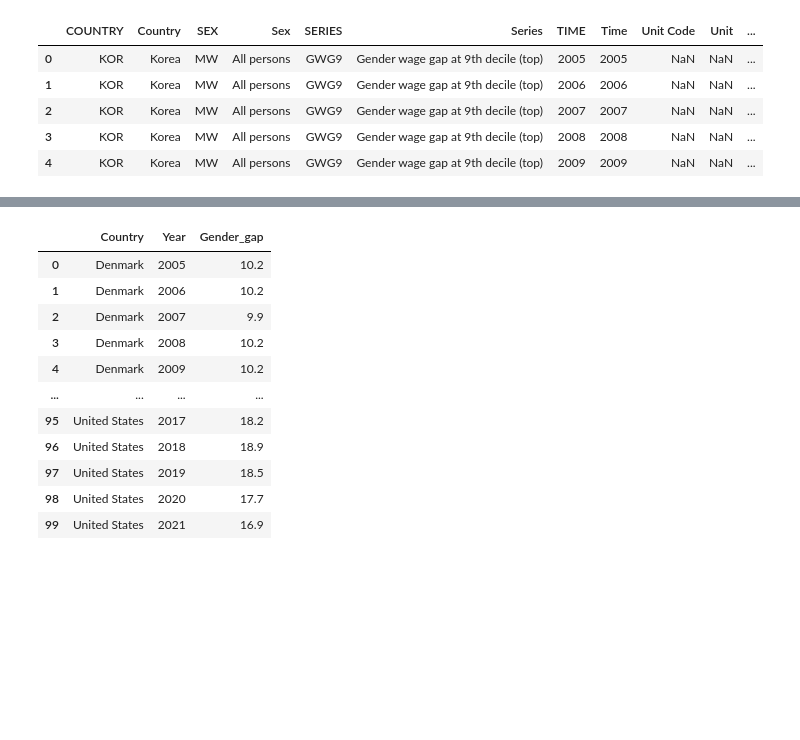
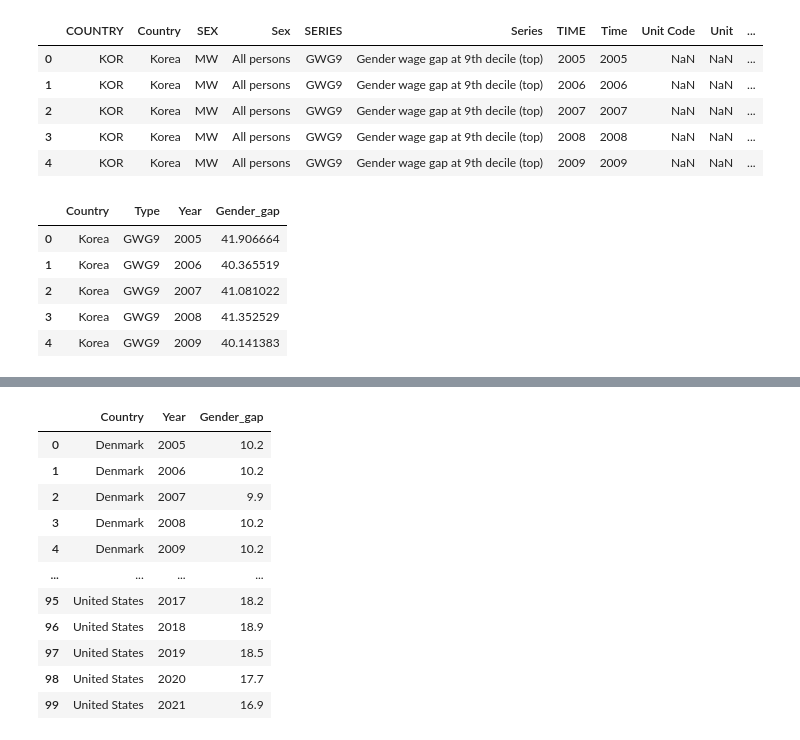
Before and after one commit to NumEconCopenhagen/projects-2023-aca, a Jupyter notebook: dataproject/dataproject.ipynb, the cells around one changed output, grey strips where cells are left out. Saved outputs shown, nothing was run; the diff lists cells and outputs as text; code cells hidden in the pictures; blank space fills up the shorter version.

```diff
--- a/dataproject/dataproject.ipynb
+++ b/dataproject/dataproject.ipynb
@@ -52,11 +56,18 @@ df_gg.head(5)
 | 3 | KOR | Korea | MW | All persons | GWG9 | Gender wage gap at 9th decile (top) | 2008 | 2008 | NaN | NaN | ... |
 | 4 | KOR | Korea | MW | All persons | GWG9 | Gender wage gap at 9th decile (top) | 2009 | 2009 | NaN | NaN | ... |
 # %%
-
-# Drop collumns that we do not need
+# 2. Structuring the dataset by dropping collumns that we do not need
 drop_these = ['COUNTRY','SEX','Sex','Series','TIME','Unit','Unit Code','PowerCode Code','PowerCode','Reference Period Code','Reference Period','Flag Codes','Flags']
 df_gg.drop(drop_these, axis=1, inplace=True)
 
-#Rename columns
+# Renaming columns
 df_gg = df_gg.rename(columns = {"SERIES" : "Type", "Value": "Gender_gap", "Time": "Year"})
+df_gg.head(5)
+# %% [output]
+|  | Country | Type | Year | Gender_gap |
+| 0 | Korea | GWG9 | 2005 | 41.906664 |
+| 1 | Korea | GWG9 | 2006 | 40.365519 |
+| 2 | Korea | GWG9 | 2007 | 41.081022 |
+| 3 | Korea | GWG9 | 2008 | 41.352529 |
+| 4 | Korea | GWG9 | 2009 | 40.141383 |
 # %%
```
Also changed, not shown: parts of 5 cells of this notebook.
